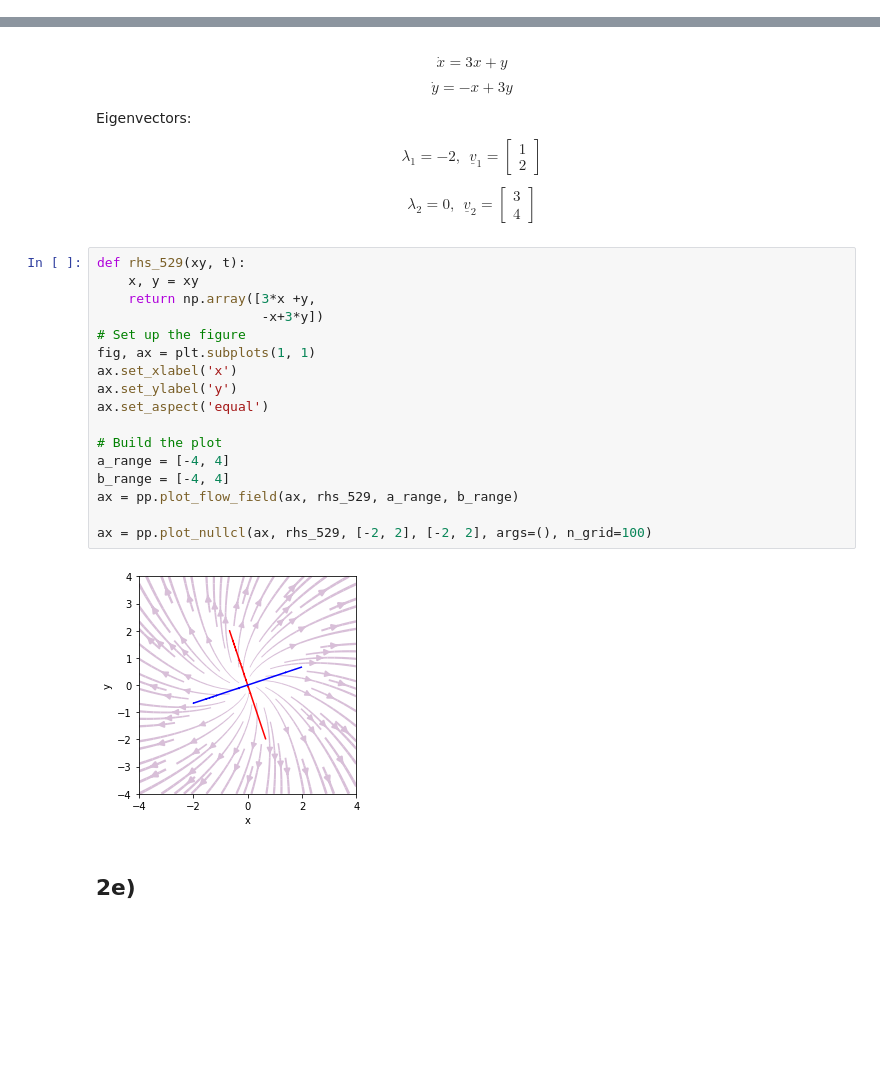
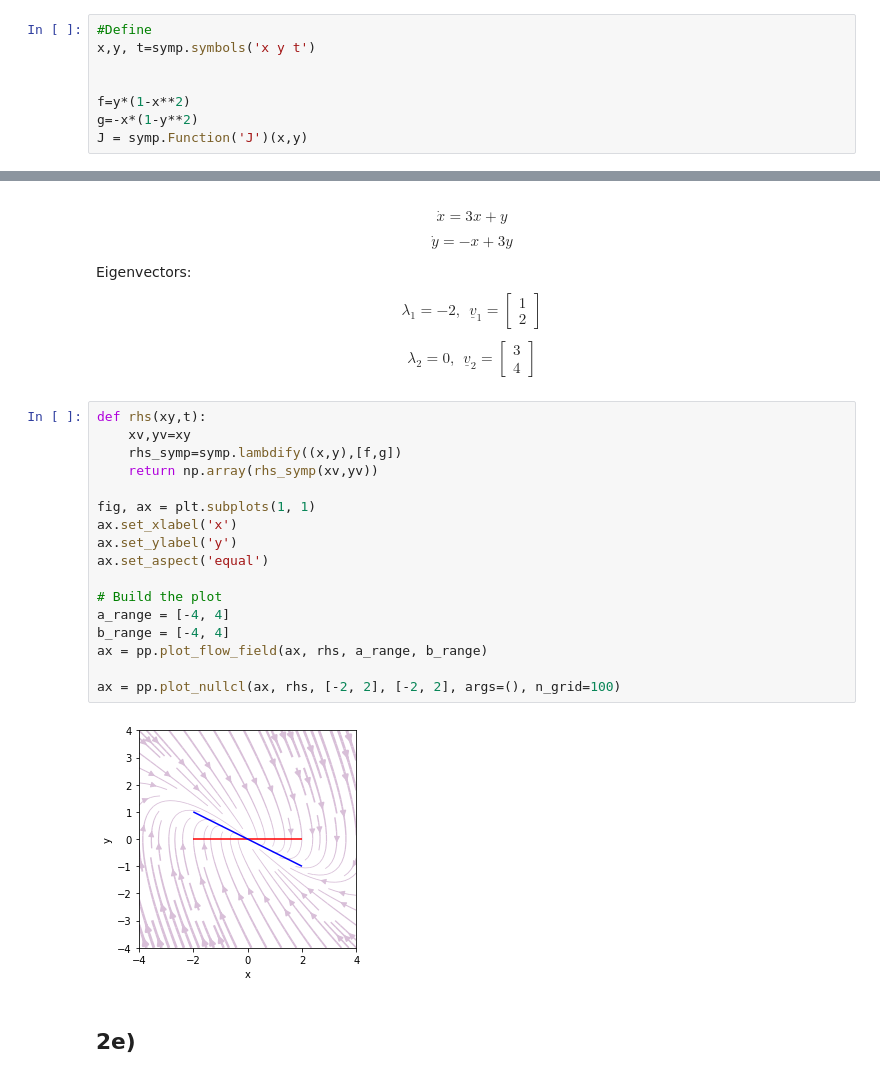
Before and after one commit to galendal/MAT230git, a Jupyter notebook: exer_phase V22.ipynb, the cells around one changed output, grey strips where cells are left out. Saved outputs shown, nothing was run; the diff lists cells and outputs as text; blank space fills up the shorter version.

```diff
--- a/exer_phase V22.ipynb
+++ b/exer_phase V22.ipynb
@@ -13,6 +13,14 @@ import ipywidgets as wd
 import numpy as np
 import matplotlib.pyplot as plt
 %matplotlib inline
+# %%
+#Define
+x,y, t=symp.symbols('x y t')
+
+
+f=y*(1-x**2)
+g=-x*(1-y**2)
+J = symp.Function('J')(x,y)
 # %% [markdown]
 ## Exercise 2
 ### a)
@@ -64,24 +107,24 @@ $$ \lambda_1= -2, \ \ \underline{v}_1 = \left[ \begin{array}{c} 1\\ 2 \end{array
 
 $$ \lambda_2= 0, \ \ \underline{v}_2 = \left[ \begin{array}{c} 3 \\ 4 \end{array} \right] $$
 # %%
-def rhs_529(xy, t):
-    x, y = xy
-    return np.array([3*x +y,
-                     -x+3*y])
-# Set up the figure
+def rhs(xy,t):
+    xv,yv=xy
+    rhs_symp=symp.lambdify((x,y),[f,g])
+    return np.array(rhs_symp(xv,yv))
+
 fig, ax = plt.subplots(1, 1)
 ax.set_xlabel('x')
 ax.set_ylabel('y')
 ax.set_aspect('equal')
 
 # Build the plot
 a_range = [-4, 4]
 b_range = [-4, 4]
-ax = pp.plot_flow_field(ax, rhs_529, a_range, b_range)
+ax = pp.plot_flow_field(ax, rhs, a_range, b_range)
 
-ax = pp.plot_nullcl(ax, rhs_529, [-2, 2], [-2, 2], args=(), n_grid=100)
+ax = pp.plot_nullcl(ax, rhs, [-2, 2], [-2, 2], args=(), n_grid=100)
 # %% [output]
-[figure, old version]
+[figure, new version]
 # %% [markdown]
 ## 2e)
 # %%
```
Also changed, not shown: parts of 4 cells of this notebook, 4 other files.
